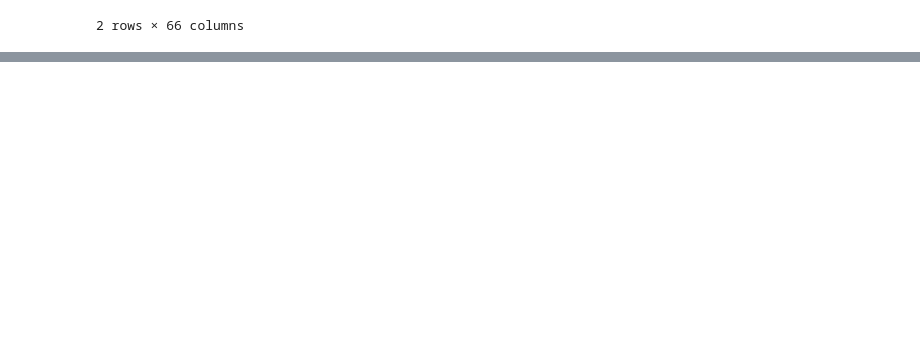
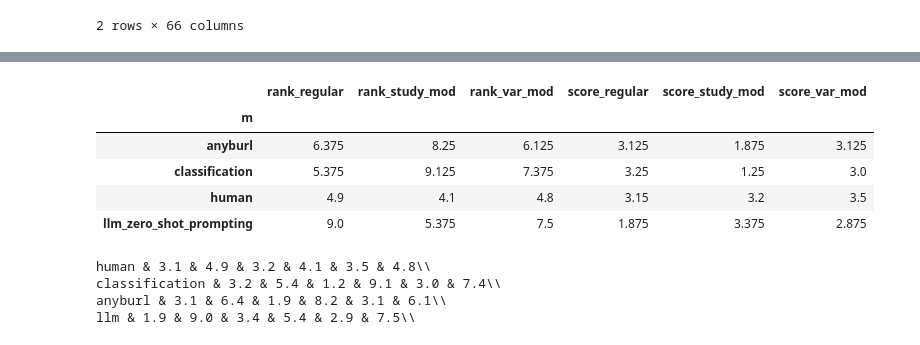
Before and after one commit to InesBlin/coda_hypothesis_generation, a Jupyter notebook: experiments/user_studies/analyse_user_studies.ipynb, the cells around one changed output, grey strips where cells are left out. Cells and saved outputs as stored; diff of their text form; code cells hidden in the pictures; blank space fills up the shorter version.

```diff
--- a/experiments/user_studies/analyse_user_studies.ipynb
+++ b/experiments/user_studies/analyse_user_studies.ipynb
@@ -258,3 +272,33 @@ fig = px.box(comparison_h, x='th', y='rank', color='m', points='all',
 fig.update_layout(title='Distribution of Scores by Model and Type of Hypothesis')
 fig.write_image("../visualisations/user_studies_ai_human_h_ranks.pdf", format='pdf')
 fig.show()
+# %%
+columns = ['th', 'giv', 'm', 'user_id', 'i_shuffled']
+data_table = pd.merge(comparison_h[columns + ['rank']], df_score_h_ai_human[columns + ['score']], on=columns, how='left').groupby(["m", "th"]).agg({"score": "mean", "rank": "mean"}).reset_index().pivot_table(index="m", columns="th")
+data_table.columns = ["_".join(x) for x in data_table.columns]
+data_table
+# %% [output]
+|  | rank_regular | rank_study_mod | rank_var_mod | score_regular | score_study_mod | score_var_mod |
+| m |  |  |  |  |  |  |
+| anyburl | 6.375 | 8.25 | 6.125 | 3.125 | 1.875 | 3.125 |
+| classification | 5.375 | 9.125 | 7.375 | 3.25 | 1.25 | 3.0 |
+| human | 4.9 | 4.1 | 4.8 | 3.15 | 3.2 | 3.5 |
+| llm_zero_shot_prompting | 9.0 | 5.375 | 7.5 | 1.875 | 3.375 | 2.875 |
+# %%
+def get_data_overleaf(df):
+    res = []
+    for model in ["human", "classification", "anyburl", "llm_zero_shot_prompting"]:
+        curr_res = [model.split("_")[0]]
+        curr_df = df[df.index==model]
+        for th in ["regular", "study_mod", "var_mod"]:
+            for metric in ["score", "rank"]:
+                curr_res.append(str(round(curr_df[f"{metric}_{th}"].values[0], 1)))
+        res.append(" & ".join(curr_res))
+    return "\\\\ \n".join(res) + "\\\\ \n"
+
+print(get_data_overleaf(data_table))
+# %% [output]
+human & 3.1 & 4.9 & 3.2 & 4.1 & 3.5 & 4.8\\
+classification & 3.2 & 5.4 & 1.2 & 9.1 & 3.0 & 7.4\\
+anyburl & 3.1 & 6.4 & 1.9 & 8.2 & 3.1 & 6.1\\
+llm & 1.9 & 9.0 & 3.4 & 5.4 & 2.9 & 7.5\\
```
Also changed, not shown: parts of 9 cells of this notebook.
